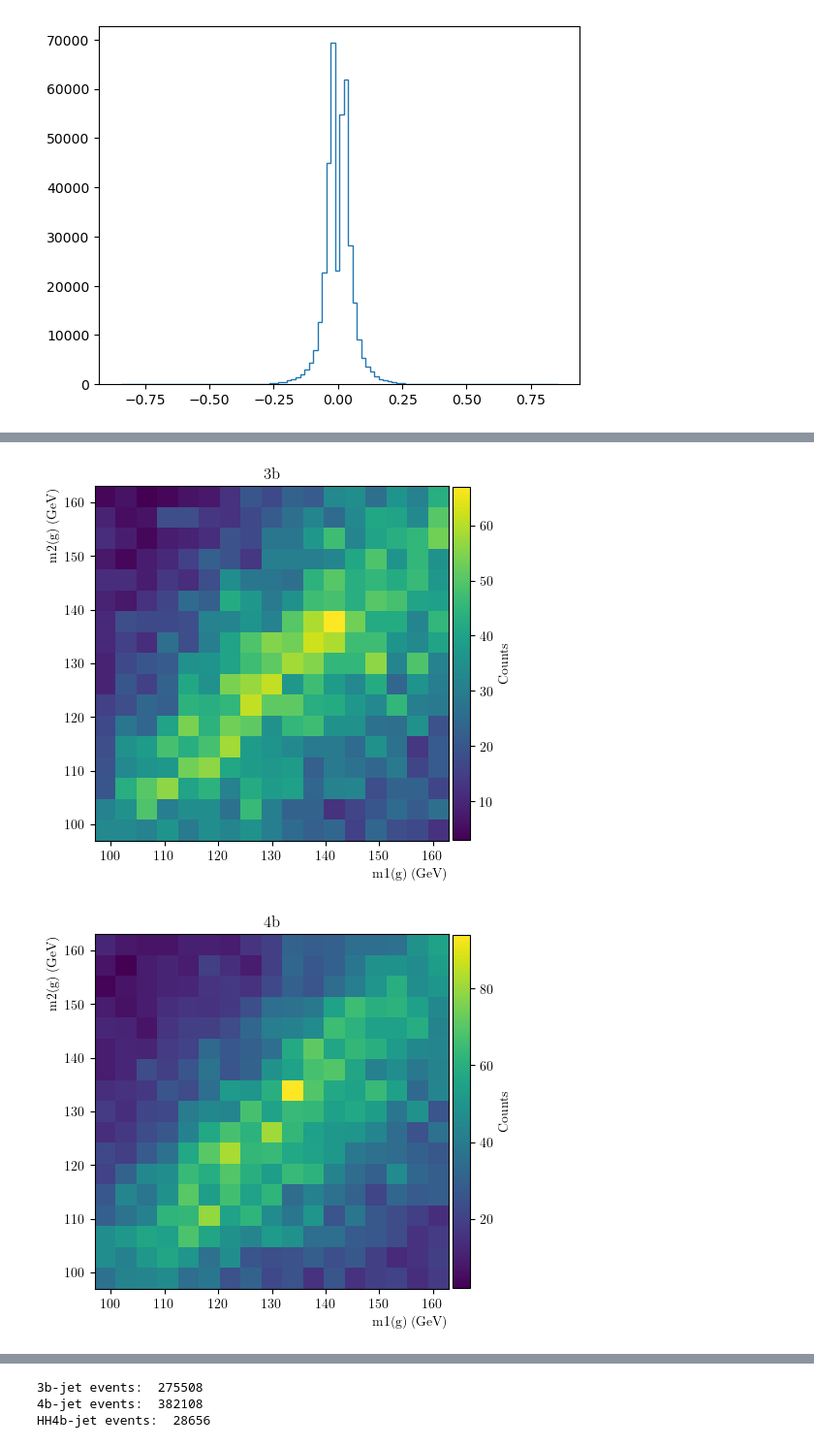
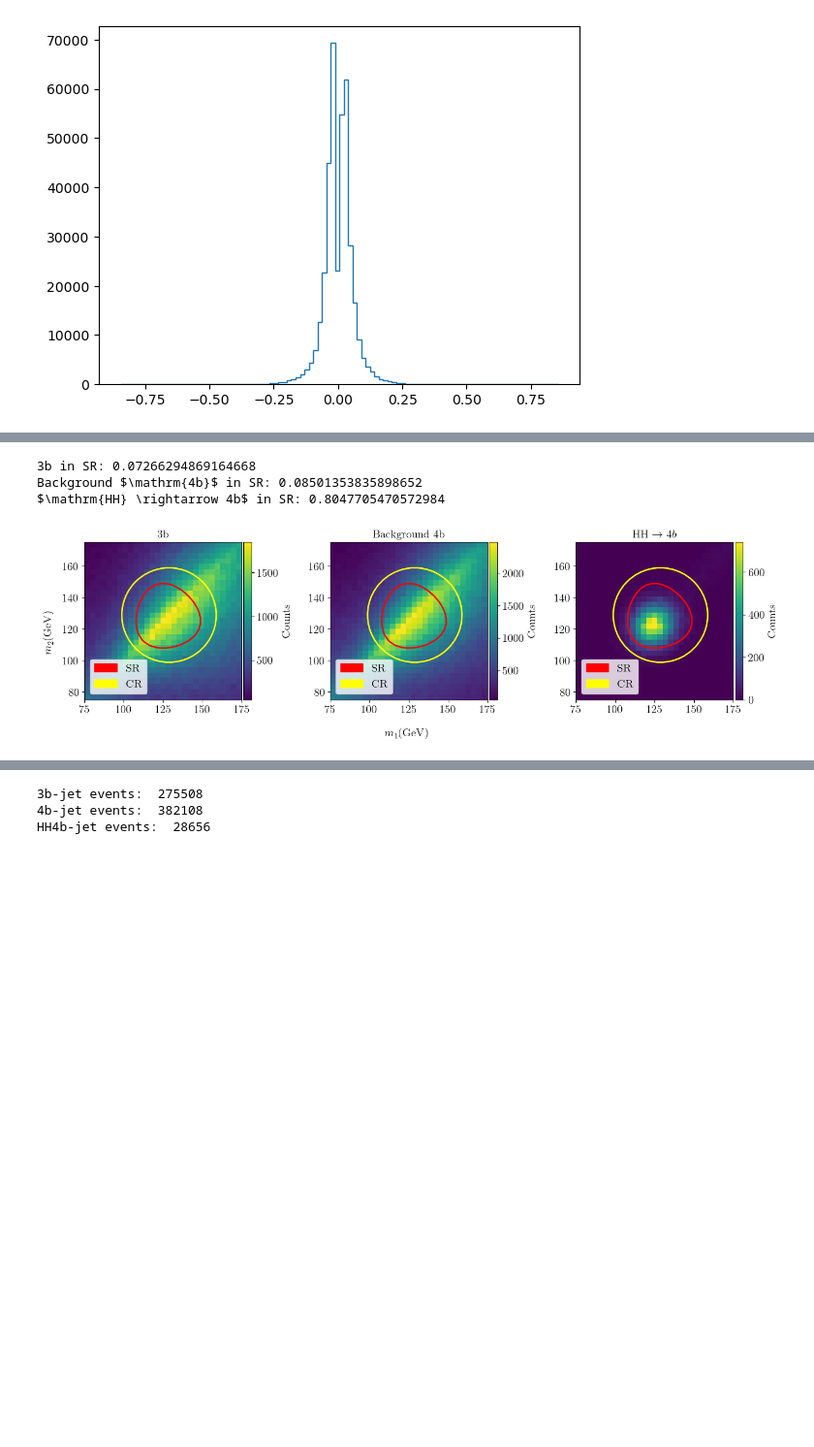
Before and after one commit to soheunyi/SRFinder, a Jupyter notebook: soheun/notebooks/eda.ipynb, the cells around one changed output, grey strips where cells are left out. Shown at 97% size. Saved outputs shown, nothing was run; the diff lists cells and outputs as text; code cells hidden in the pictures; blank space fills up the shorter version.

```diff
--- a/soheun/notebooks/eda.ipynb
+++ b/soheun/notebooks/eda.ipynb
@@ -208,9 +208,9 @@ seed_ = 42
 dim = 16
 directory = pathlib.Path("../events/MG3")
 
-df_3b = pd.read_hdf(directory / "dataframes" / "threeTag_picoAOD.h5", stop=50000)
-df_bg4b = pd.read_hdf(directory / "dataframes" / "fourTag_10x_picoAOD.h5", stop=50000)
-df_hh4b = pd.read_hdf(directory / "dataframes" / "HH4b_picoAOD.h5", stop=50000)
+df_3b = pd.read_hdf(directory / "dataframes" / "threeTag_picoAOD.h5")
+df_bg4b = pd.read_hdf(directory / "dataframes" / "fourTag_10x_picoAOD.h5")
+df_hh4b = pd.read_hdf(directory / "dataframes" / "HH4b_picoAOD.h5")
 
 df_3b["signal"] = False
 df_bg4b["signal"] = False
@@ -258,50 +258,81 @@ plt.close()
 # %%
 # density plot
+from matplotlib import patches as mpatches
 
 # use latex
 plt.rcParams["text.usetex"] = True
 plt.rcParams["font.family"] = "serif"
 plt.rcParams["font.serif"] = "Times New Roman"
+plt.rcParams["axes.labelsize"] = 15
+plt.rcParams["axes.titlesize"] = 15
+plt.rcParams["legend.fontsize"] = 15
+plt.rcParams["xtick.labelsize"] = 15
+plt.rcParams["ytick.labelsize"] = 15
+plt.rcParams["figure.labelsize"] = 15
 
-for name, df in zip(["3b", r"$\mathrm{4b}$", r"$\mathrm{HH} \rightarrow 4b$"], [df_3b, df_bg4b, df_hh4b]):
-    fig, ax = plt.subplots(figsize=(5, 5))
+m_H = 125
+sigma_C = 1
+K_s = 1
+K_c = 1
+sigma_C = 1.03
+K_s = 0.16
+K_c = 30
+
+SR_fn = lambda dm_0, dm_1: np.sqrt((1 - m_H / dm_0)**2 + (1 - m_H / dm_1)**2)
+CR_fn = lambda dm_0, dm_1: np.sqrt((dm_0 - sigma_C * m_H)**2 + (dm_1 - sigma_C * m_H)**2)
+
+fig, axs = plt.subplots(1, 3, figsize=(14, 4))
+fig.supxlabel("$m_1 (\mathrm{GeV})$")
+fig.supylabel("$m_2 (\mathrm{GeV})$")
+for ax, (name, df) in zip(axs, [("3b", df_3b), (r"Background $\mathrm{4b}$", df_bg4b), (r"$\mathrm{HH} \rightarrow 4b$", df_hh4b)]):
     m_diff = np.stack(
         [df["m01"] - df["m23"],
         df["m02"] - df["m13"],
         df["m03"] - df["m12"],
         ], axis=1)
     m_diff = np.abs(m_diff)
     m_diff_argmin = np.argmin(m_diff, axis=1)
     m1 = np.where(m_diff_argmin == 0, df["m01"],
                     np.where(m_diff_argmin == 1, df["m02"], df["m03"]))
     m2 = np.where(m_diff_argmin == 0, df["m23"],
                     np.where(m_diff_argmin == 1, df["m13"], df["m12"]))
+
+    print(f"{name} in SR: {np.mean(SR_fn(m1, m2) < K_s)}")
+
     # heatmap
-    m_min = 97
-    m_max = 163
-    xedges = np.linspace(m_min, m_max, 18)
-    yedges = np.linspace(m_min, m_max, 18)
+    m_min = 75
+    m_max = 175
+    xedges = np.linspace(m_min, m_max, 30)
+    yedges = np.linspace(m_min, m_max, 30)
     H, xedges, yedges = np.histogram2d(m1, m2, bins=(xedges, yedges))
     H = H.T
     X, Y = np.meshgrid(xedges, yedges)
     ax.pcolormesh(X, Y, H, shading="auto", cmap="viridis")
 
     # add colorbar
     cbar = plt.colorbar(ax.pcolormesh(X, Y, H, shading="auto", cmap="viridis"), fraction=0.047, pad=0.01)
     cbar.set_label("Counts")
 
     ax.set_xlim(m_min, m_max)
     ax.set_ylim(m_min, m_max)
-    ax.set_xlabel("m1(g) (GeV)", loc="right")
-    ax.set_ylabel("m2(g) (GeV)", loc="top")
 
+    ax.contour(X, Y, SR_fn(X, Y), levels=[K_s], colors="red", linewidths=2)
+    ax.contour(X, Y, CR_fn(X, Y), levels=[K_c], colors="yellow", linewidths=2)
+
+    # add manual legend
+
+    red_patch = mpatches.Patch(color="red", label="SR")
+    yellow_patch = mpatches.Patch(color="yellow", label="CR")
+    ax.legend(handles=[red_patch, yellow_patch], loc="lower left")
     ax.set_aspect("equal")
+    ax.set_title(name)
 
-    # ax.plot(125, 125, "o", markersize=4, color="red")
-
-    plt.title(name)
-    plt.show()
-    plt.close()
+plt.tight_layout()
+plt.savefig("./figures/m1m2_heatmap.png", dpi=300)
+plt.show()
+plt.close()
 # %% [output]
+3b in SR: 0.07266294869164668
+Background $\mathrm{4b}$ in SR: 0.08501353835898652
+$\mathrm{HH} \rightarrow 4b$ in SR: 0.8047705470572984
-[figure, old version]
+[figure, new version]
-[figure, removed]
```
Also changed, not shown: parts of 4 cells of this notebook, 35 other files.
